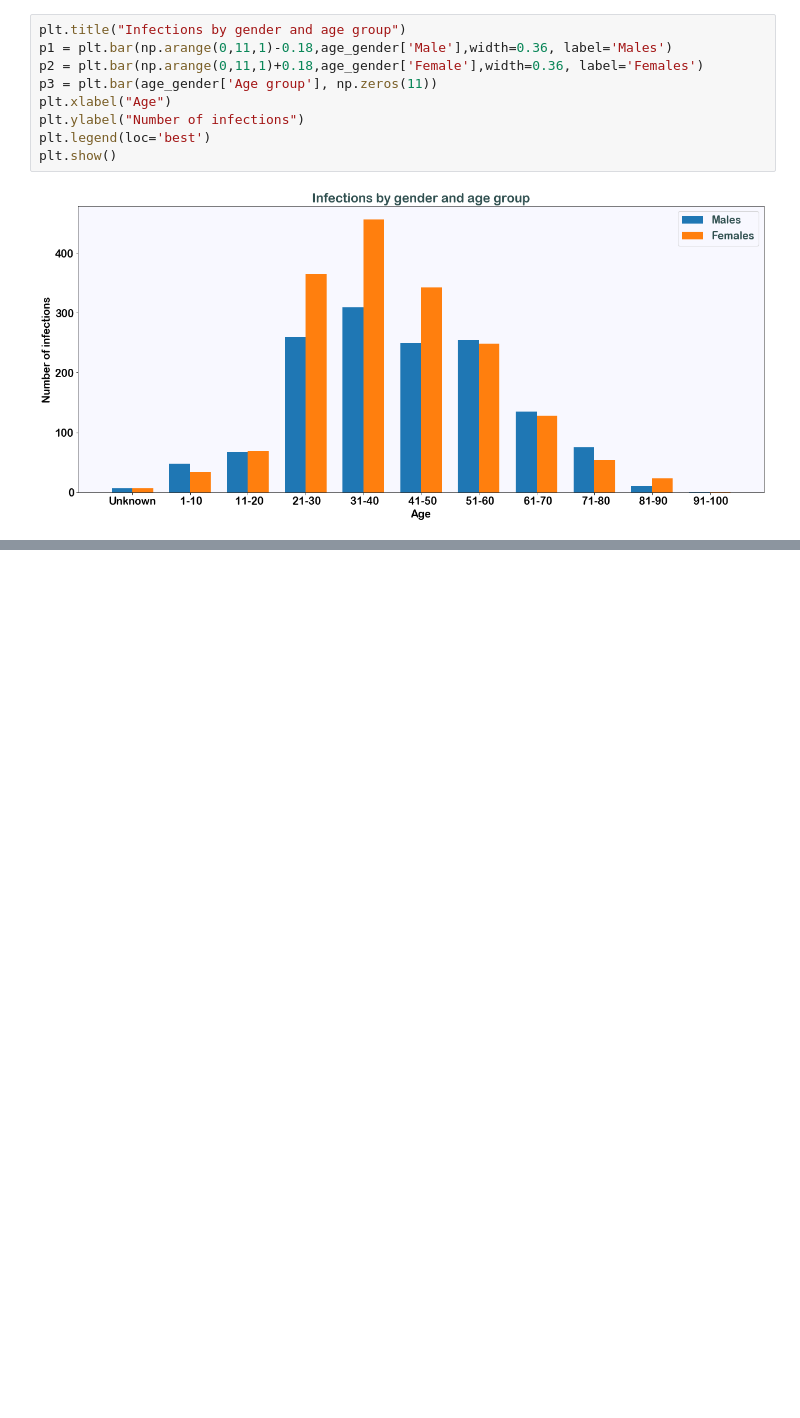
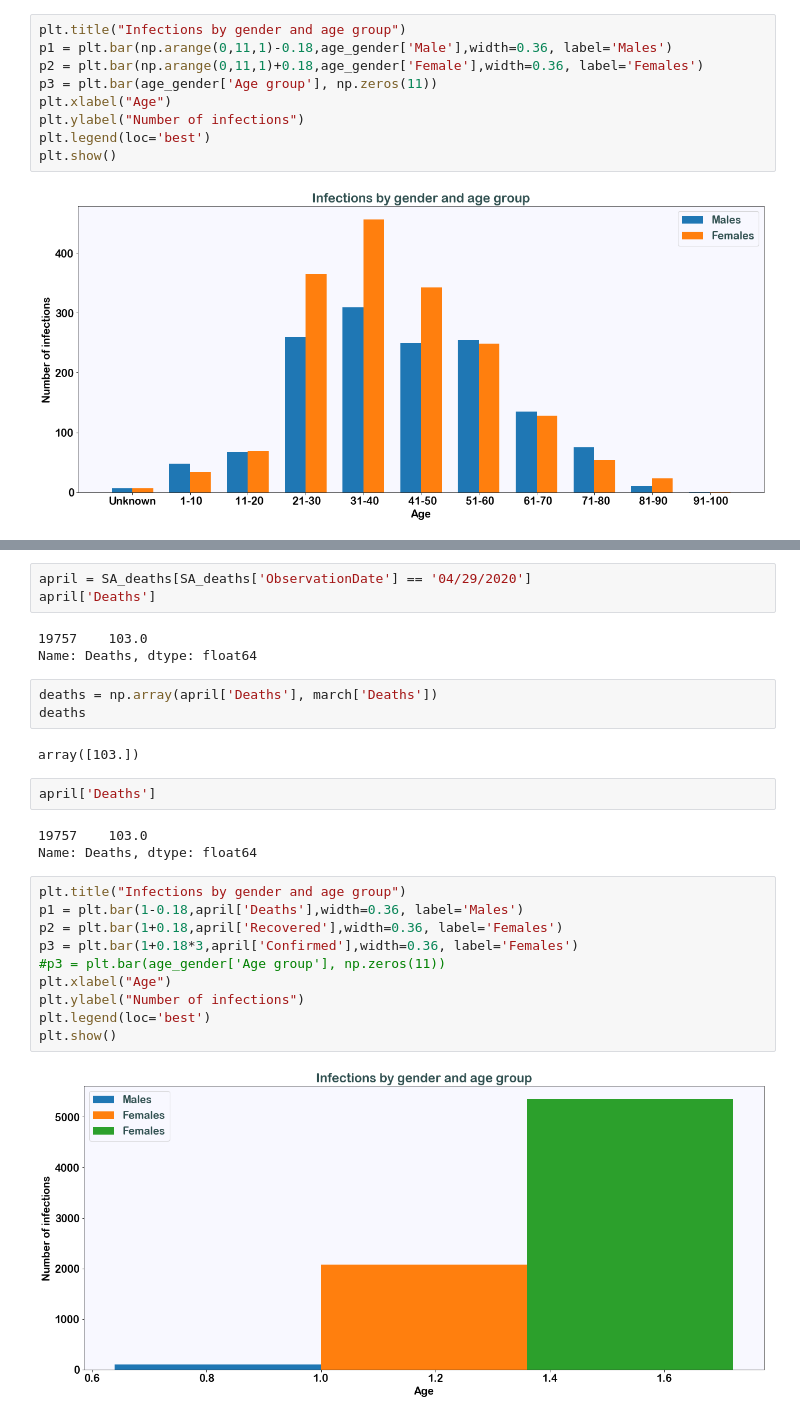
Before and after one commit to mckabuza/South-Africa-COVID-19-Data-Visualization, a Jupyter notebook: SA COVID-19 April.ipynb, the cells around one changed output, grey strips where cells are left out. Drawn from its saved outputs; the diff is of its cells as text; blank space fills up the shorter version.

```diff
--- a/SA COVID-19 April.ipynb
+++ b/SA COVID-19 April.ipynb
@@ -213,0 +220,28 @@ plt.show()
+# %%
+april = SA_deaths[SA_deaths['ObservationDate'] == '04/29/2020']
+april['Deaths']
+# %% [output]
+19757    103.0
+Name: Deaths, dtype: float64
+# %%
+deaths = np.array(april['Deaths'], march['Deaths'])
+deaths
+# %% [output]
+array([103.])
+# %%
+april['Deaths']
+# %% [output]
+19757    103.0
+Name: Deaths, dtype: float64
+# %%
+plt.title("Infections by gender and age group")
+p1 = plt.bar(1-0.18,april['Deaths'],width=0.36, label='Males')
+p2 = plt.bar(1+0.18,april['Recovered'],width=0.36, label='Females')
+p3 = plt.bar(1+0.18*3,april['Confirmed'],width=0.36, label='Females')
+#p3 = plt.bar(age_gender['Age group'], np.zeros(11))
+plt.xlabel("Age")
+plt.ylabel("Number of infections")
+plt.legend(loc='best')
+plt.show()
+# %% [output]
+[figure, added]
```
Also changed, not shown: parts of 8 cells of this notebook, 13 other files.
